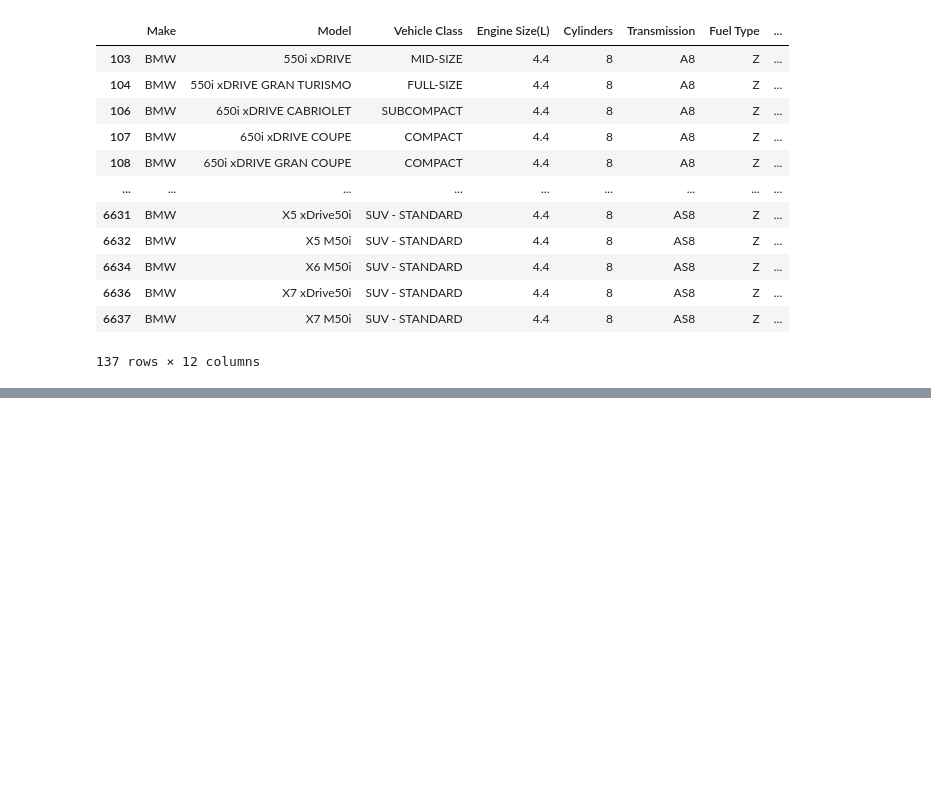
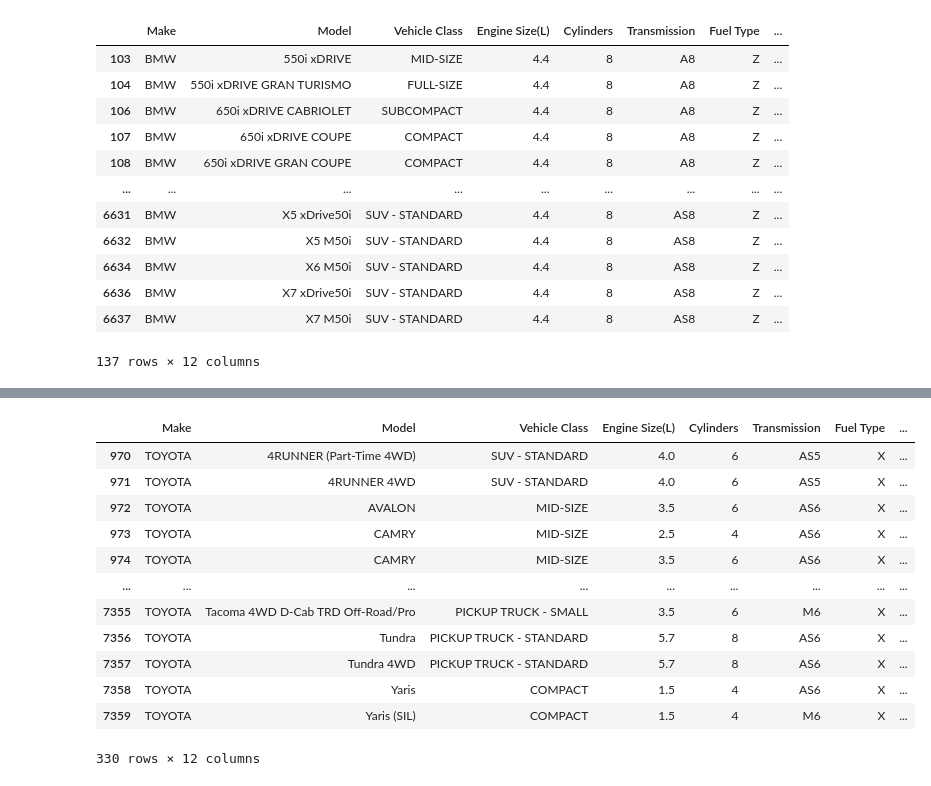
Before and after one commit to prasad2154/NewVision, a Jupyter notebook: Daily_Session_work/Day21_DS_Operations.ipynb, the cells around one changed output, grey strips where cells are left out. Cells and saved outputs as stored; diff of their text form; code cells hidden in the pictures; blank space fills up the shorter version.

```diff
--- a/Daily_Session_work/Day21_DS_Operations.ipynb
+++ b/Daily_Session_work/Day21_DS_Operations.ipynb
@@ -89,0 +220,17 @@ c.query("Make=='BMW' and Cylinders >6")
+# %%
+# fetch a perticular group
+c.groupby(["Make"]).get_group('TOYOTA')
+# %% [output]
+|  | Make | Model | Vehicle Class | Engine Size(L) | Cylinders | Transmission | Fuel Type | ... |
+| 970 | TOYOTA | 4RUNNER (Part-Time 4WD) | SUV - STANDARD | 4.0 | 6 | AS5 | X | ... |
+| 971 | TOYOTA | 4RUNNER 4WD | SUV - STANDARD | 4.0 | 6 | AS5 | X | ... |
+| 972 | TOYOTA | AVALON | MID-SIZE | 3.5 | 6 | AS6 | X | ... |
+| 973 | TOYOTA | CAMRY | MID-SIZE | 2.5 | 4 | AS6 | X | ... |
+| 974 | TOYOTA | CAMRY | MID-SIZE | 3.5 | 6 | AS6 | X | ... |
+| ... | ... | ... | ... | ... | ... | ... | ... | ... |
+| 7355 | TOYOTA | Tacoma 4WD D-Cab TRD Off-Road/Pro | PICKUP TRUCK - SMALL | 3.5 | 6 | M6 | X | ... |
+| 7356 | TOYOTA | Tundra | PICKUP TRUCK - STANDARD | 5.7 | 8 | AS6 | X | ... |
+| 7357 | TOYOTA | Tundra 4WD | PICKUP TRUCK - STANDARD | 5.7 | 8 | AS6 | X | ... |
+| 7358 | TOYOTA | Yaris | COMPACT | 1.5 | 4 | AS6 | X | ... |
+| 7359 | TOYOTA | Yaris (SIL) | COMPACT | 1.5 | 4 | M6 | X | ... |
+330 rows × 12 columns
```
Also changed, not shown: parts of 13 cells of this notebook.
